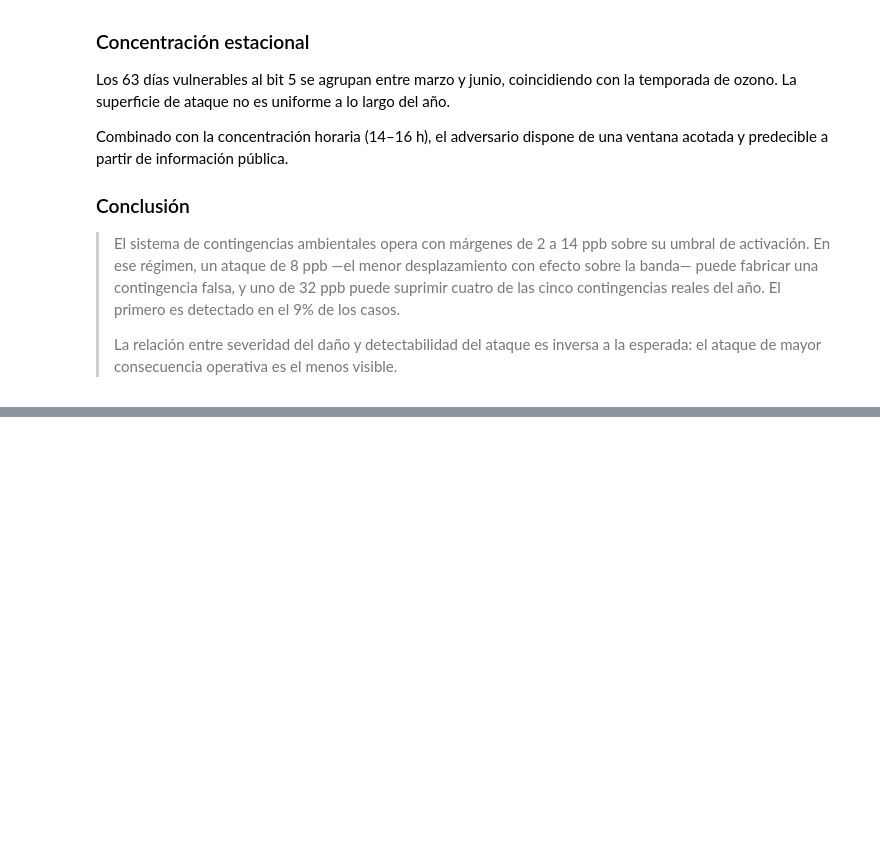
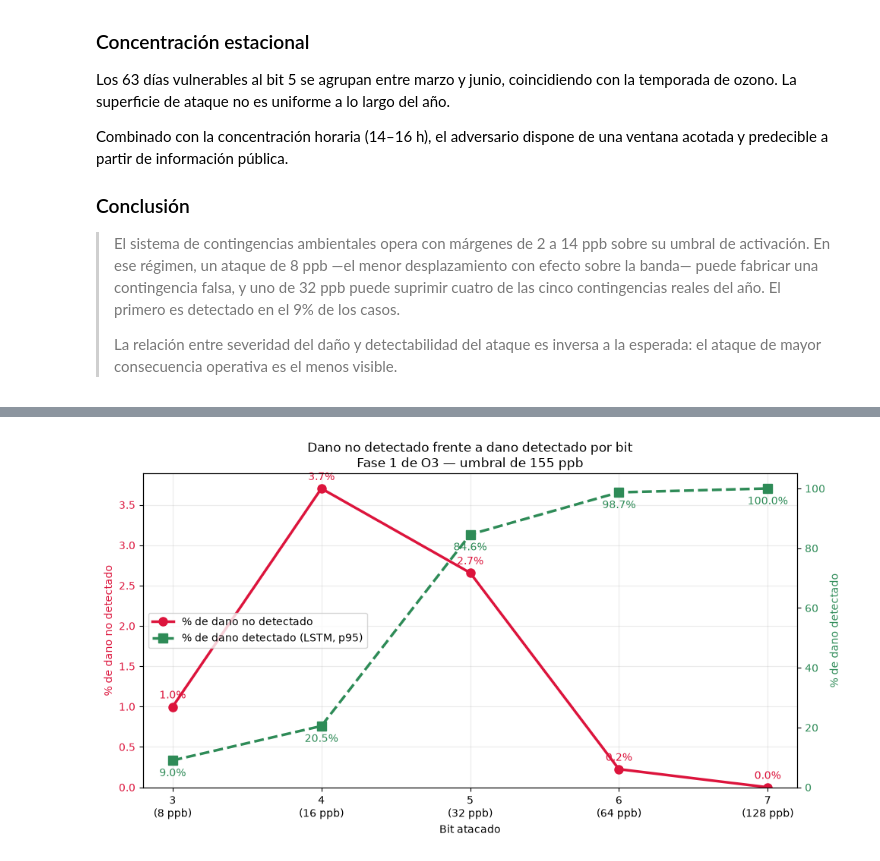
Before and after one commit to JoseLili/lorawan11-rama-detection, a Jupyter notebook: notebooks/08_proximidad_umbrales.ipynb, the cells around one changed output, grey strips where cells are left out. Saved outputs shown, nothing was run; the diff lists cells and outputs as text; code cells hidden in the pictures; blank space fills up the shorter version.

```diff
--- a/notebooks/08_proximidad_umbrales.ipynb
+++ b/notebooks/08_proximidad_umbrales.ipynb
@@ -485,0 +577,8 @@ ventana acotada y predecible a partir de información pública.
+# %%
+for bit in range(1, 8):
+    d = 2 ** bit
+    franja = (~es_cont) & (m <= TAU_CONT) & (m > TAU_CONT - d)
+    apagado = ((m >> bit) & 1) == 0
+    print(f"bit {bit} (Δ={d:>3}):  en franja {franja.sum():>3}  "
+          f"apagados {(franja & apagado).sum():>3}  "
+          f"rango ({TAU_CONT-d}, 154]")
@@ -485,0 +593,85 @@ ventana acotada y predecible a partir de información pública.
+# %%
+# Doble eje: dias vulnerables frente a dano detectado
+# Vulnerabilidad: el flip real del bit crea una activacion falsa de Fase 1.
+# Deteccion: recall LSTM p95 medido experimentalmente.
+
+from pathlib import Path
+import sys
+import numpy as np
+import pandas as pd
+import matplotlib.pyplot as plt
+
+RAIZ = Path.cwd().resolve()
+if not (RAIZ / 'src').is_dir():
+    RAIZ = RAIZ.parent
+sys.path.insert(0, str(RAIZ))
+from src.ingest.rama import load_wide, to_long
+
+TAU_CONTINGENCIA = 155
+BITS = [3, 4, 5, 6, 7]
+long_08 = to_long(load_wide(RAIZ / 'data' / 'raw' / '2025O3.xls'), 'O3')
+matriz_08 = (long_08.pivot(index='timestamp', columns='station', values='value')
+                  .sort_index())
+max_hora_08 = matriz_08.max(axis=1, skipna=True).dropna()
+max_dia_08 = max_hora_08.groupby(max_hora_08.index.date).max().astype(int)
+
+dias = np.asarray(max_dia_08.index)
+maximos = max_dia_08.to_numpy(dtype=np.int64)
+dias_con_contingencia = maximos >= TAU_CONTINGENCIA
+
+deteccion = pd.read_csv(RAIZ / 'results' / 'deteccion_lstm.csv')
+deteccion = deteccion[deteccion['percentil'] == 95].set_index('bit')['recall_%']
+faltantes = sorted(set(BITS) - set(deteccion.index))
+if faltantes:
+    raise ValueError(f'No hay recall LSTM p95 medido para bits: {faltantes}')
+
+filas_08 = []
+for bit in BITS:
+    recibido = maximos ^ (1 << bit)
+    vulnerable = ((~dias_con_contingencia) & (maximos < TAU_CONTINGENCIA) &
+                  (recibido >= TAU_CONTINGENCIA))
+    n = int(vulnerable.sum())
+    filas_08.append({
+        'bit': bit,
+        'delta_ppb': 2 ** bit,
+        'dias_vulnerables': n,
+        'pct_dias_vulnerables': 100 * n / len(maximos),
+        'pct_dano_detectado': float(deteccion.loc[bit]),
+        'pct_dano_no_detectado': (100 * n / len(maximos)) * (1 - float(deteccion.loc[bit]) / 100),
+    })
+
+doble_eje_08 = pd.DataFrame(filas_08)
+doble_eje_08.to_csv(RAIZ / 'results' / 'doble_eje_vulnerabilidad_detectabilidad.csv', index=False)
+print(doble_eje_08.round(2).to_string(index=False))
+
+fig, ax1 = plt.subplots(figsize=(10, 5.5))
+x = doble_eje_08['bit'].to_numpy()
+color_vuln, color_det = 'crimson', 'seagreen'
+ax1.plot(x, doble_eje_08['pct_dano_no_detectado'], 'o-', color=color_vuln, lw=2.5, ms=8, label='% de dano no detectado')
+ax1.set_xlabel('Bit atacado')
+ax1.set_ylabel('% de dano no detectado', color=color_vuln)
+ax1.tick_params(axis='y', labelcolor=color_vuln)
+ax1.set_ylim(bottom=0)
+
+ax2 = ax1.twinx()
+ax2.plot(x, doble_eje_08['pct_dano_detectado'], 's--', color=color_det, lw=2.5, ms=8, label='% de dano detectado (LSTM, p95)')
+ax2.set_ylabel('% de dano detectado', color=color_det)
+ax2.tick_params(axis='y', labelcolor=color_det)
+ax2.set_ylim(0, 105)
+
+for xi, yi in zip(x, doble_eje_08['pct_dano_no_detectado']):
+    ax1.annotate(f'{yi:.1f}%', (xi, yi), xytext=(0, 8), textcoords='offset points', ha='center', color=color_vuln)
+for xi, yi in zip(x, doble_eje_08['pct_dano_detectado']):
+    ax2.annotate(f'{yi:.1f}%', (xi, yi), xytext=(0, -15), textcoords='offset points', ha='center', color=color_det)
+
+ax1.set_xticks(x)
+ax1.set_xticklabels([f'{b}\n({2**b} ppb)' for b in x])
+ax1.grid(alpha=0.25)
+h1, l1 = ax1.get_legend_handles_labels()
+h2, l2 = ax2.get_legend_handles_labels()
+ax1.legend(h1 + h2, l1 + l2, loc='center left')
+ax1.set_title('Dano no detectado frente a dano detectado por bit\nFase 1 de O3 — umbral de 155 ppb')
+plt.tight_layout()
+plt.savefig(RAIZ / 'docs' / 'img' / 'doble_eje_vulnerabilidad_detectabilidad.png', dpi=150)
+plt.show()
+# %% [output]
@@ -485,0 +684 @@ ventana acotada y predecible a partir de información pública.
+[figure, added]
```
Also changed, not shown: parts of 7 cells of this notebook, 2 other files.
